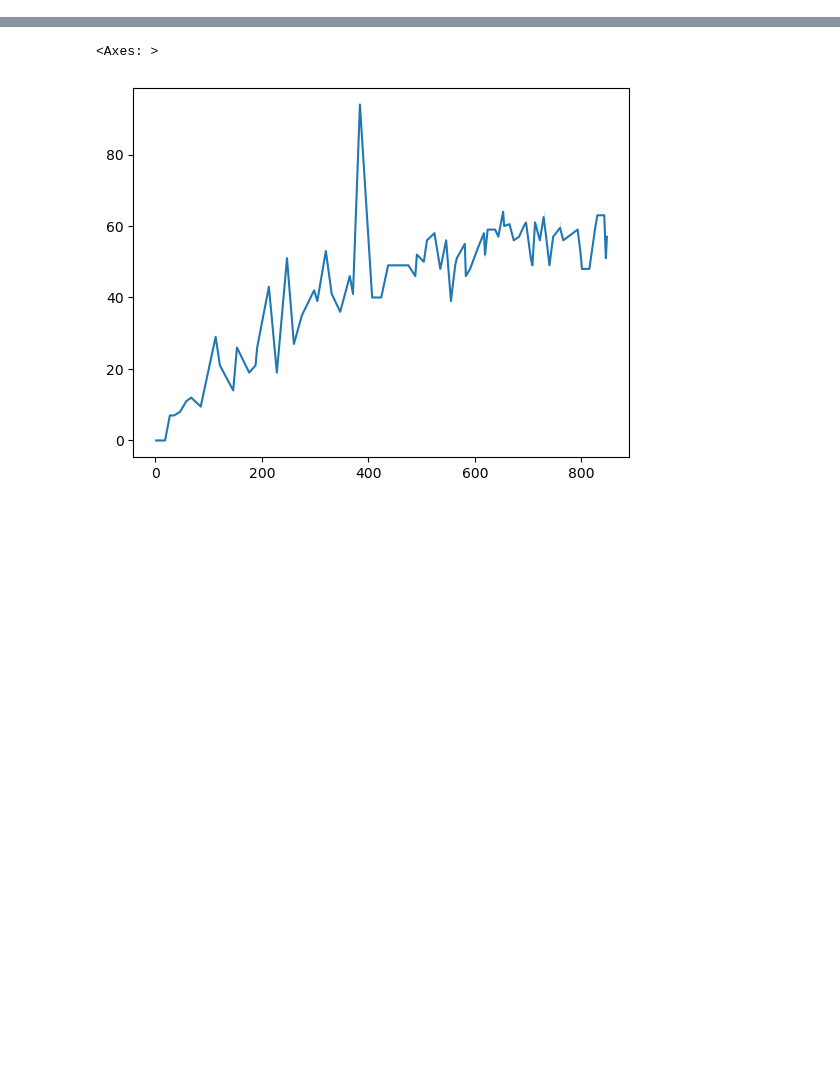
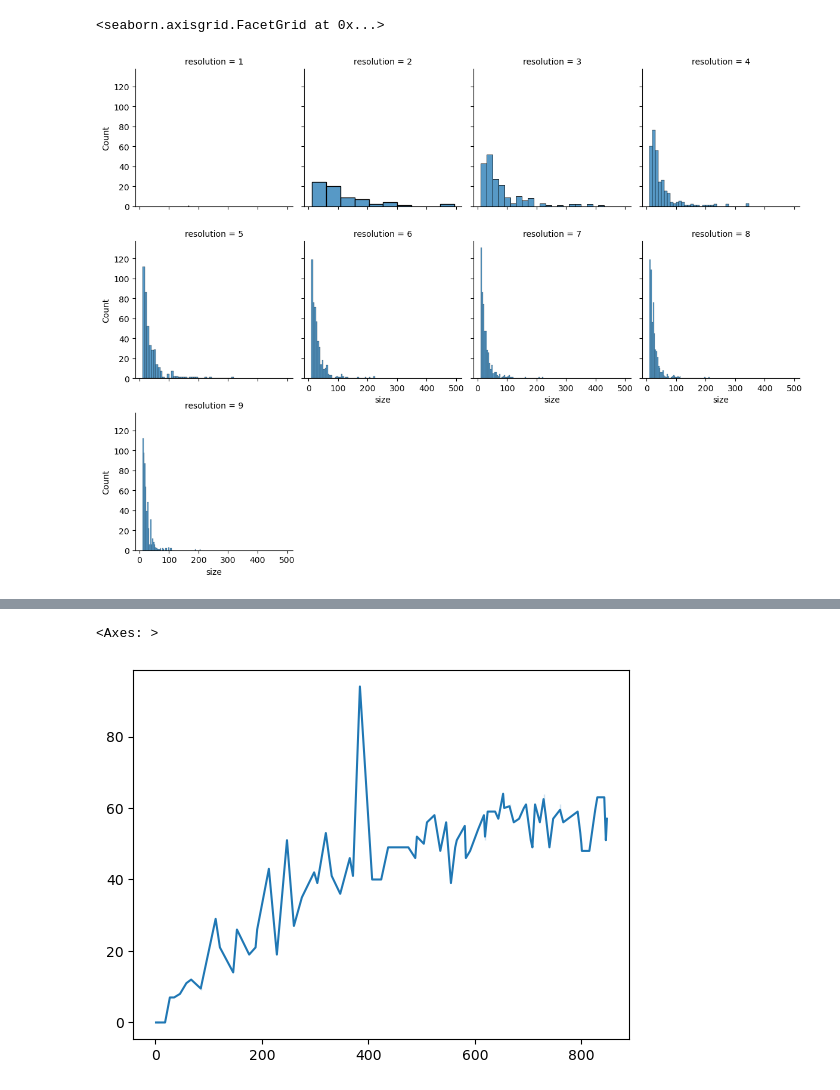
Before and after one commit to ViHoller/regulomeClustering, a Jupyter notebook: regulome_clustering.ipynb, the cells around one changed output, grey strips where cells are left out. Drawn from its saved outputs; the diff is of its cells as text; code cells hidden in the pictures; blank space fills up the shorter version.

```diff
--- a/regulome_clustering.ipynb
+++ b/regulome_clustering.ipynb
@@ -4,4 +4,6 @@ import igraph as ig
 from ease import EASE
 import seaborn as sns
 import numpy as np
-import xmltodict
+import pickle
+
+path = './files/'
@@ -19,3 +10,12 @@ with open('./files/orphanet_gene_sets.xml', 'rb') as orphanet_f:
+# %%
+# load gene set dictionaries - msigdb
+def open_pickle(file):
+    with open(path+file, 'rb') as pickle_file:
+        return pickle.load(file=pickle_file)
+
+msigdb_c6_dict = open_pickle('msigdb_c6_all_dict.pkl')
+misgdb_c2_cgp_dict = open_pickle('msigdb_c2_cgp_dict.pkl')
+misgdb_c3_tft_dict = open_pickle('msigdb_c3_tft_dict.pkl')
 # %%
 kegg_pathways = pd.read_csv(filepath_or_buffer='./files/kegg_hsa_pathways', names=['pathway', 'kegg_id'], sep='\t') # 36381
 uniprot_ids = pd.read_csv(filepath_or_buffer='./files/uniprot_ids', names=['kegg_id', 'uniprot_id'], sep='\t', skiprows=1) # 517 not matched!!!  8251 matched
@@ -41,7 +41,8 @@ print(f"number of kegg entries mapped to multiple uniprot entries: {multi_mapped
 print(f"Number of kegg pathways: {len(kegg_pathways['pathway'].unique())}")
 # %%
 # get network data from pickle
-regulome_network_edges = pd.read_pickle(filepath_or_buffer='./files/human_regulome_filtered.gz', compression='infer')
+regulome_network_edges = pd.read_csv(filepath_or_buffer='./files/human_regulome_pd.gz', compression='infer')
+regulome_network_edges = regulome_network_edges.astype({'ProteinAid': 'str', 'ProteinBid':'str'})
 
 regulome_network_graph = ig.Graph.DataFrame(regulome_network_edges, directed=True, use_vids = False)
 regulome_network_graph_undirected = ig.Graph.DataFrame(regulome_network_edges, directed=False, use_vids = False)
@@ -98,0 +101,6 @@ Reslution: 9.9
+# %%
+distributions_df = pd.DataFrame()
+for (res, cluster_enrichments) in cluster_enrichment_dict.items():
+    n_clusters = cluster_enrichments[1]
+    cluster_sizes = [cluster[1] for cluster in cluster_enrichments[0].values()]
+    distributions_df = pd.concat([distributions_df, pd.DataFrame({'size': cluster_sizes, 'resolution':[res]*n_clusters})])
@@ -98,0 +123,6 @@ Reslution: 9.9
+# %%
+fig = sns.FacetGrid(distributions_df, col='resolution', col_wrap=4)
+fig.map(sns.histplot, 'size')
+# %% [output]
+<seaborn.axisgrid.FacetGrid at 0x...>
+[figure, added]
```
Also changed, not shown: parts of 13 cells of this notebook, 13 other files.
